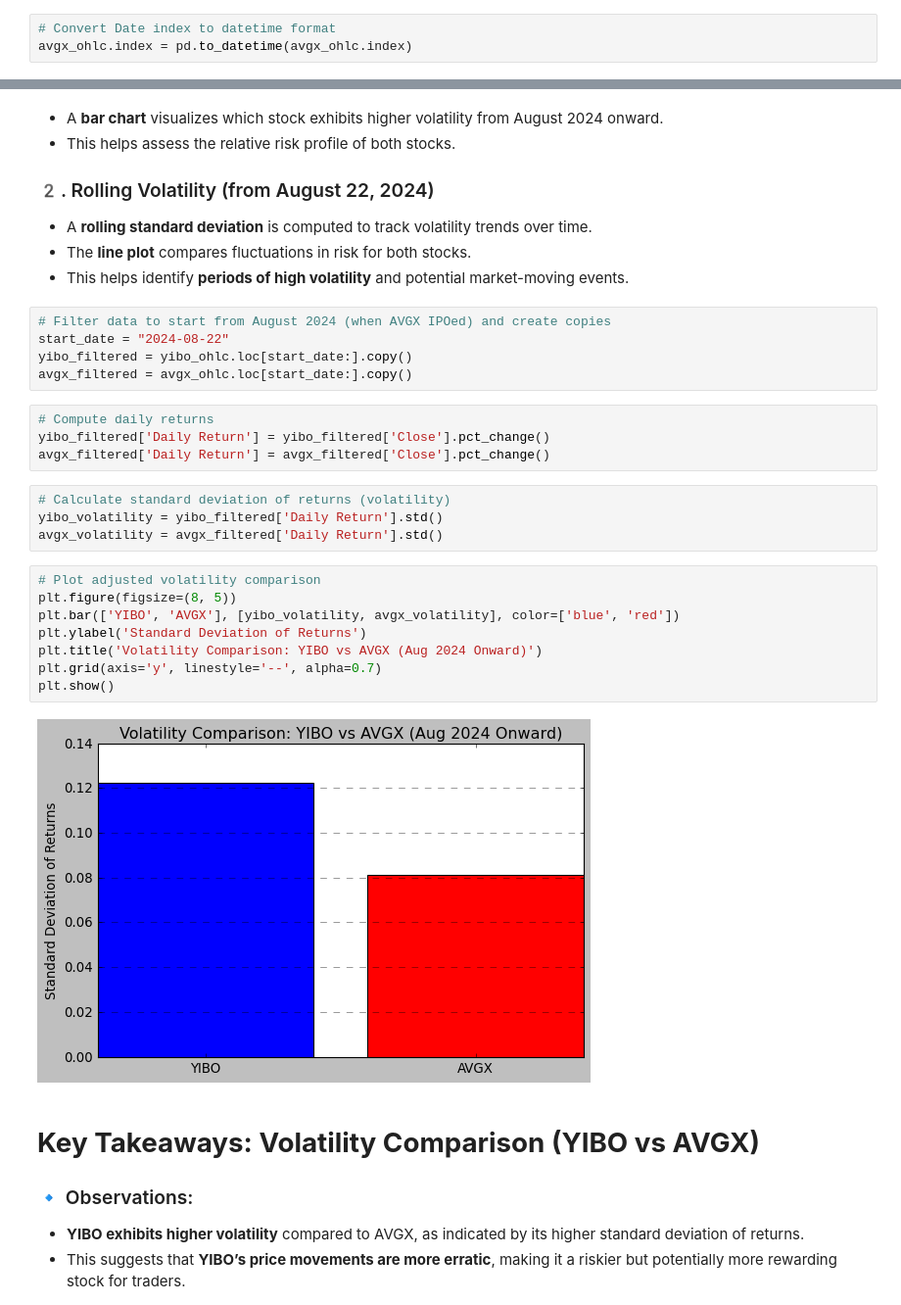
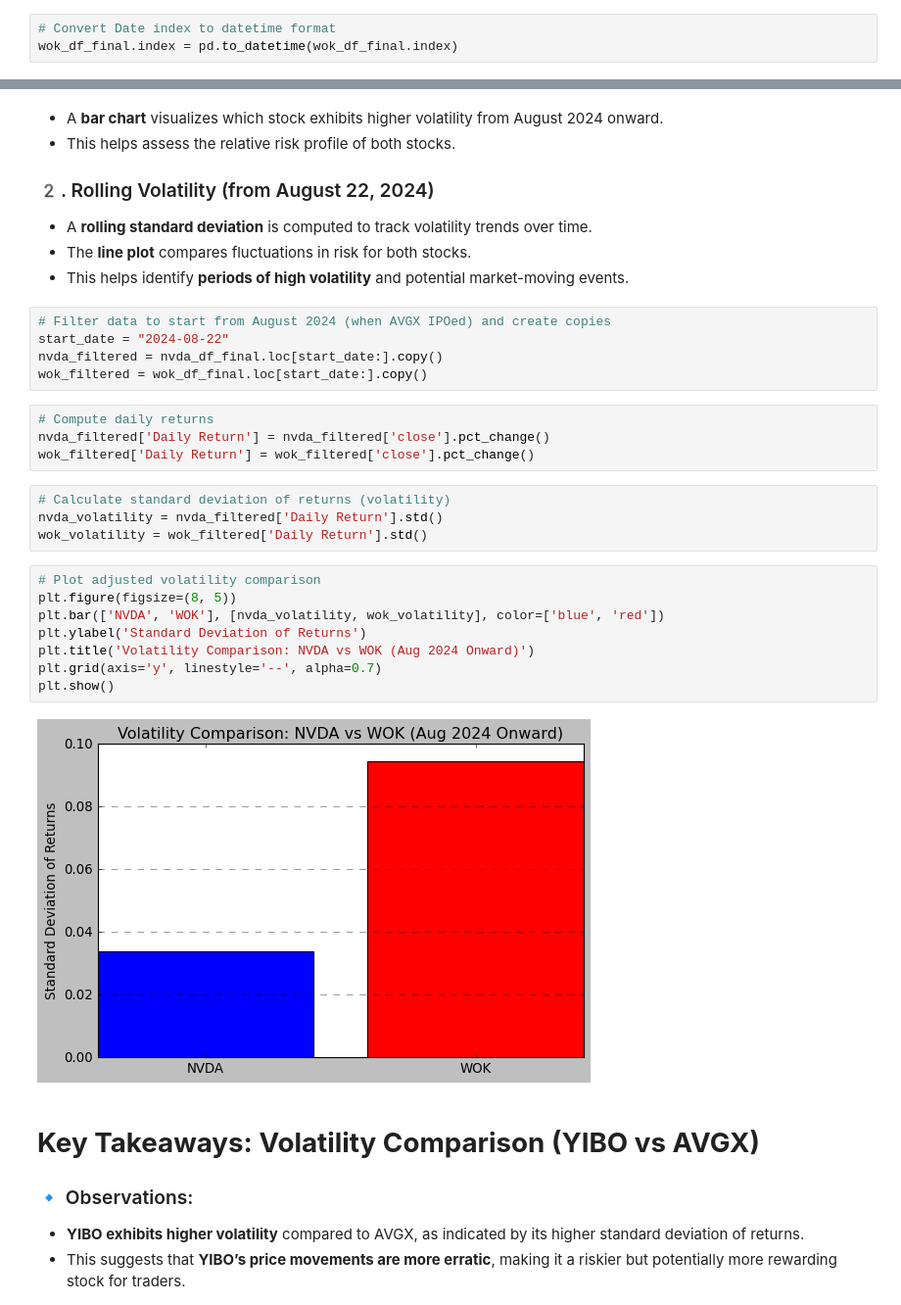
Before and after one commit to cindyd97/A_Stock_Analysis, a Jupyter notebook: Cindy's_work/cindy_project_analysis.ipynb, the cells around one changed output, grey strips where cells are left out. Shown at 98% size. Drawn from its saved outputs; the diff is of its cells as text.

```diff
--- a/Cindy's_work/cindy_project_analysis.ipynb
+++ b/Cindy's_work/cindy_project_analysis.ipynb
@@ -362,7 +318,7 @@ mc = mpf.make_marketcolors(up='green', down='red', wick='black', edge='black', v
 s = mpf.make_mpf_style(base_mpl_style='classic', marketcolors=mc)
 # %%
 # Convert Date index to datetime format
-avgx_ohlc.index = pd.to_datetime(avgx_ohlc.index)
+wok_df_final.index = pd.to_datetime(wok_df_final.index)
 # %%
 # Function to filter and plot data for each quarter
 def plot_quarter(title, year, months, extra_year=None, extra_months=None):
@@ -456,26 +412,26 @@ Understanding the risk and volatility of YIBO and AVGX is important for evaluati
 # %%
 # Filter data to start from August 2024 (when AVGX IPOed) and create copies
 start_date = "2024-08-22"
-yibo_filtered = yibo_ohlc.loc[start_date:].copy()
-avgx_filtered = avgx_ohlc.loc[start_date:].copy()
+nvda_filtered = nvda_df_final.loc[start_date:].copy()
+wok_filtered = wok_df_final.loc[start_date:].copy()
 # %%
 # Compute daily returns
-yibo_filtered['Daily Return'] = yibo_filtered['Close'].pct_change()
-avgx_filtered['Daily Return'] = avgx_filtered['Close'].pct_change()
+nvda_filtered['Daily Return'] = nvda_filtered['close'].pct_change()
+wok_filtered['Daily Return'] = wok_filtered['close'].pct_change()
 # %%
 # Calculate standard deviation of returns (volatility)
-yibo_volatility = yibo_filtered['Daily Return'].std()
-avgx_volatility = avgx_filtered['Daily Return'].std()
+nvda_volatility = nvda_filtered['Daily Return'].std()
+wok_volatility = wok_filtered['Daily Return'].std()
 # %%
 # Plot adjusted volatility comparison
 plt.figure(figsize=(8, 5))
-plt.bar(['YIBO', 'AVGX'], [yibo_volatility, avgx_volatility], color=['blue', 'red'])
+plt.bar(['NVDA', 'WOK'], [nvda_volatility, wok_volatility], color=['blue', 'red'])
 plt.ylabel('Standard Deviation of Returns')
-plt.title('Volatility Comparison: YIBO vs AVGX (Aug 2024 Onward)')
+plt.title('Volatility Comparison: NVDA vs WOK (Aug 2024 Onward)')
 plt.grid(axis='y', linestyle='--', alpha=0.7)
 plt.show()
 # %% [output]
-[figure, old version]
+[figure, new version]
 # %% [markdown]
 # **Key Takeaways: Volatility Comparison (YIBO vs AVGX)**
 
```
Also changed, not shown: parts of 70 cells of this notebook, 2 other files.
